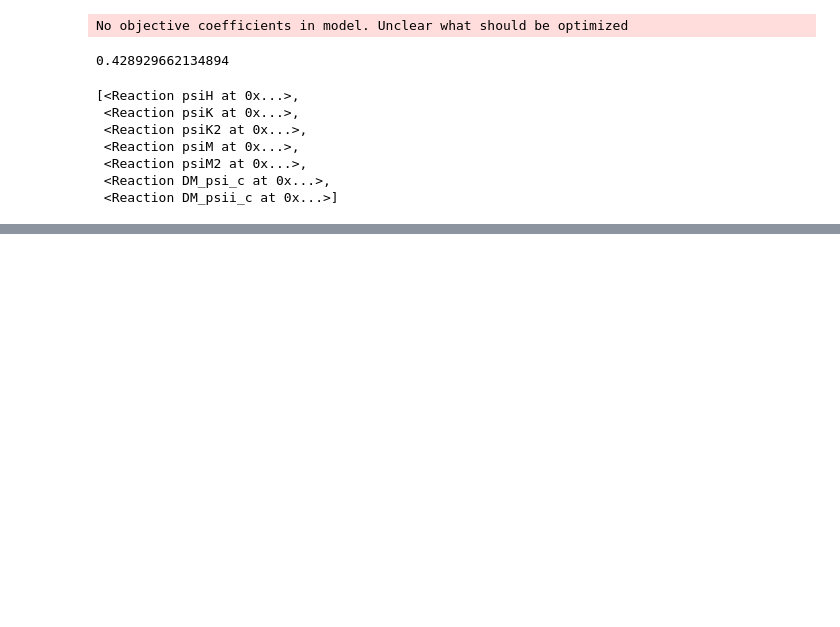
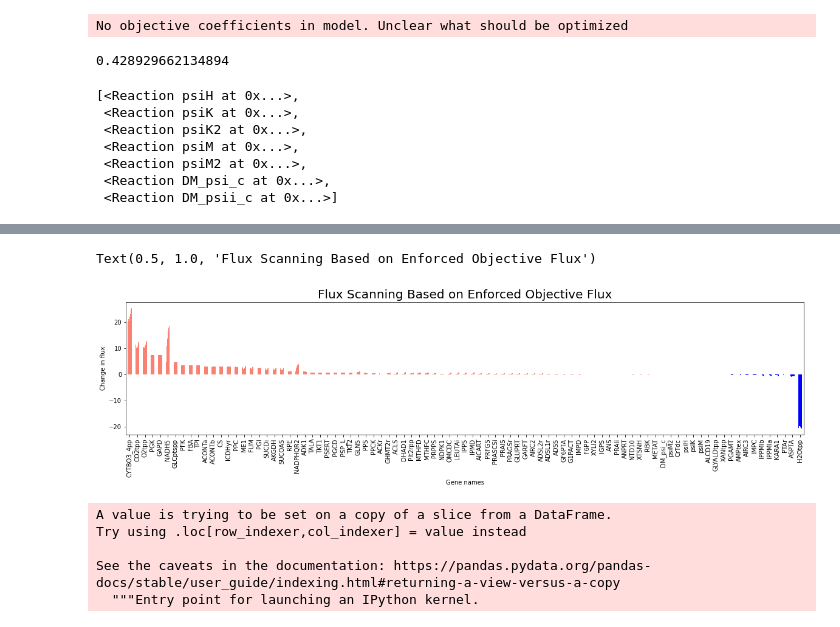
Before and after one commit to 27410/group-assignment-2021-Group-13-Psilocybin-production-in-Corynebacterium-glutamicum, a Jupyter notebook: fjarcopy.ipynb, the cells around one changed output, grey strips where cells are left out. Saved outputs shown, nothing was run; the diff lists cells and outputs as text; code cells hidden in the pictures; blank space fills up the shorter version.

```diff
--- a/fjarcopy.ipynb
+++ b/fjarcopy.ipynb
@@ -63,0 +44,19 @@ plt.show()
+# %%
+def bar_color(FRDT3, color1, color2):
+    return np.where(FRDT3.values >=0, color1, color2).T
+
+fig = FRDT3.plot(legend = None, kind= 'bar', color= bar_color(FRDT3, 'salmon','blue'), figsize= (20,4), grid= False)
+fig.set_ylabel('Change in flux')
+fig.set_xlabel('Gene names')
+fig.set_title('Flux Scanning Based on Enforced Objective Flux', size = 20)
+# %% [output]
+Text(0.5, 1.0, 'Flux Scanning Based on Enforced Objective Flux')
+[figure, added]
+# %%
+FRDT3['RCiF'] = (FRDT3[10]-FRDT3[1])/FRDT3[10]+1
+# %% [output]
+A value is trying to be set on a copy of a slice from a DataFrame.
+Try using .loc[row_indexer,col_indexer] = value instead
+
+See the caveats in the documentation: https://pandas.pydata.org/pandas-docs/stable/user_guide/indexing.html#returning-a-view-versus-a-copy
+  """Entry point for launching an IPython kernel.
```
Also changed, not shown: parts of 11 cells of this notebook, 1 other file.
